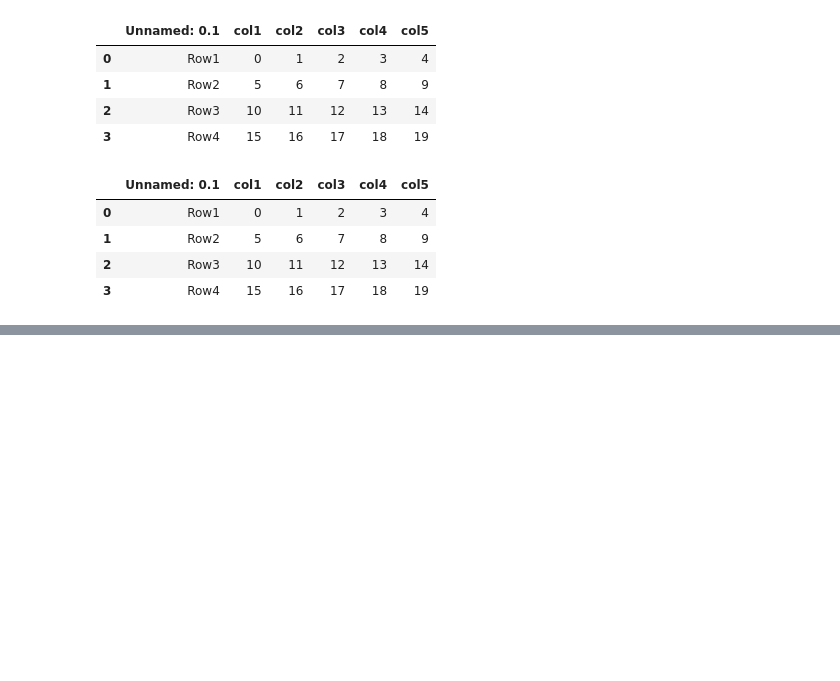
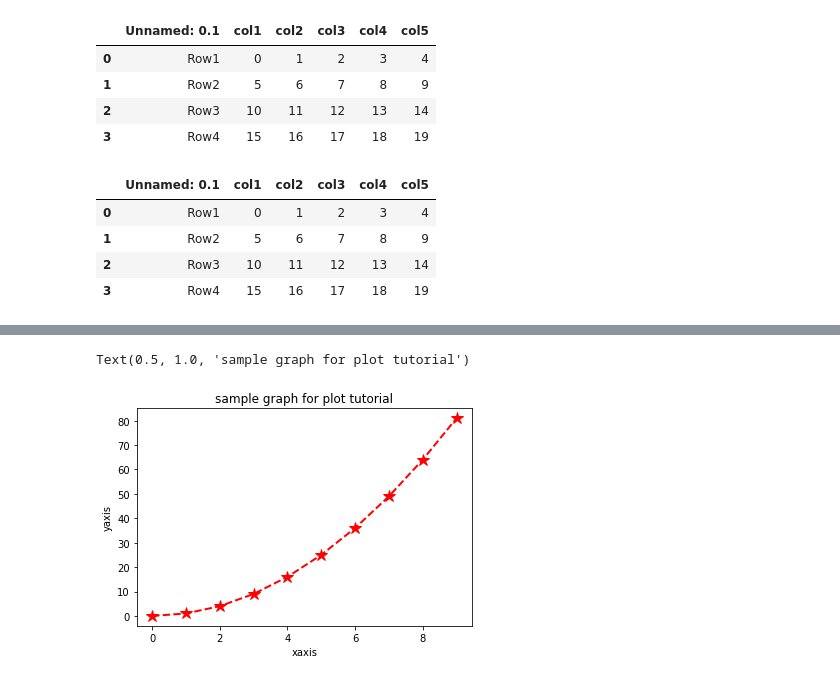
Before and after one commit to rahulrenegade/Machine-Learning-With-Python, a Jupyter notebook: Basics of Python.ipynb, the cells around one changed output, grey strips where cells are left out. Cells and saved outputs as stored; diff of their text form; code cells hidden in the pictures; blank space fills up the shorter version.

```diff
--- a/Basics of Python.ipynb
+++ b/Basics of Python.ipynb
@@ -765,0 +793,9 @@ df11.head(10) #End of Pandas
+# %%
+y=x*x
+plt.plot(x,y,'r*--',linestyle='dashed', linewidth=2, markersize=12)
+plt.xlabel("xaxis")
+plt.ylabel("yaxis")
+plt.title("sample graph for plot tutorial")
+# %% [output]
+Text(0.5, 1.0, 'sample graph for plot tutorial')
+[figure, added]
```
Also changed, not shown: parts of 12 cells of this notebook.
